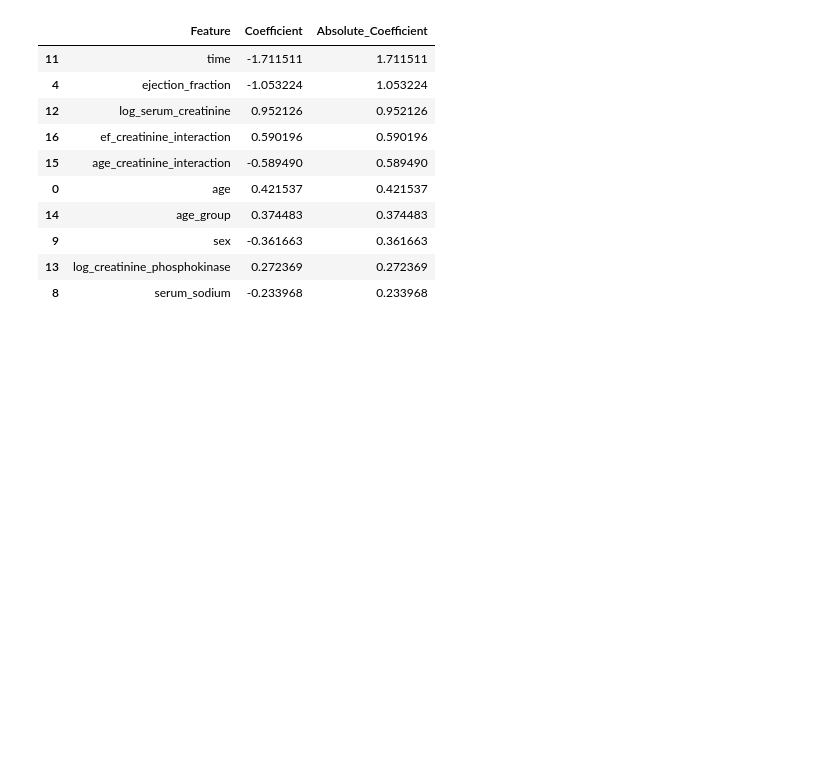
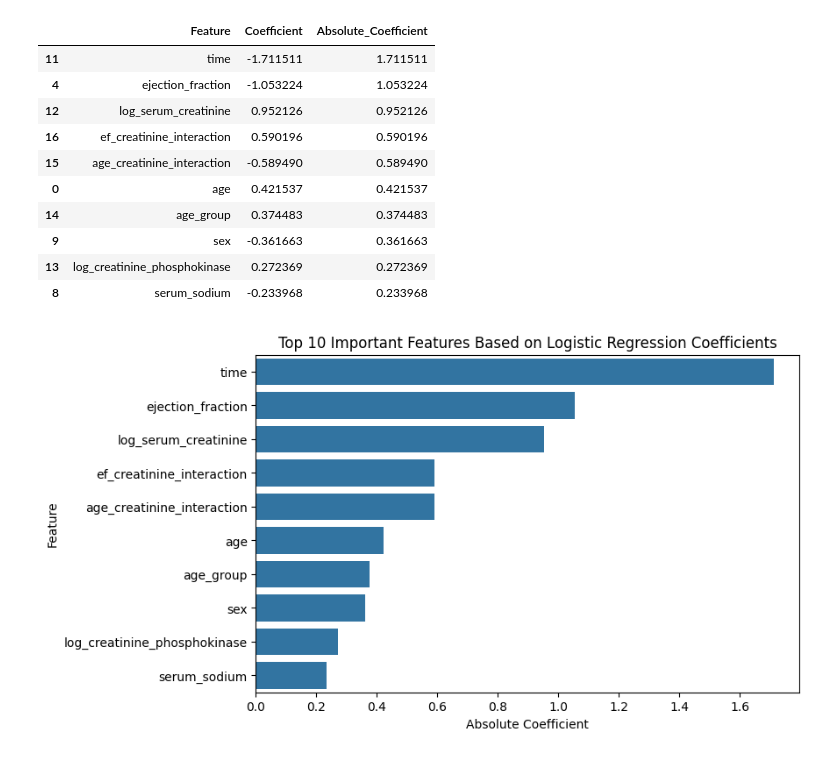
Before and after one commit to taotaokt/CS439_Project, a Jupyter notebook: feature_engingeering.ipynb, the cells around one changed output. Saved outputs shown, nothing was run; the diff lists cells and outputs as text; code cells hidden in the pictures; blank space fills up the shorter version.

```diff
--- a/feature_engingeering.ipynb
+++ b/feature_engingeering.ipynb
@@ -199,3 +199,16 @@ coef_df.head(10)
 | 9 | sex | -0.361663 | 0.361663 |
 | 13 | log_creatinine_phosphokinase | 0.272369 | 0.272369 |
 | 8 | serum_sodium | -0.233968 | 0.233968 |
+# %%
+plt.figure(figsize=(8,5))
+sns.barplot(
+    x="Absolute_Coefficient",
+    y="Feature",
+    data=coef_df.head(10)
+)
+plt.title("Top 10 Important Features Based on Logistic Regression Coefficients")
+plt.xlabel("Absolute Coefficient")
+plt.ylabel("Feature")
+plt.show()
+# %% [output]
+[figure, added]
```
Also changed, not shown: 1 other file.
